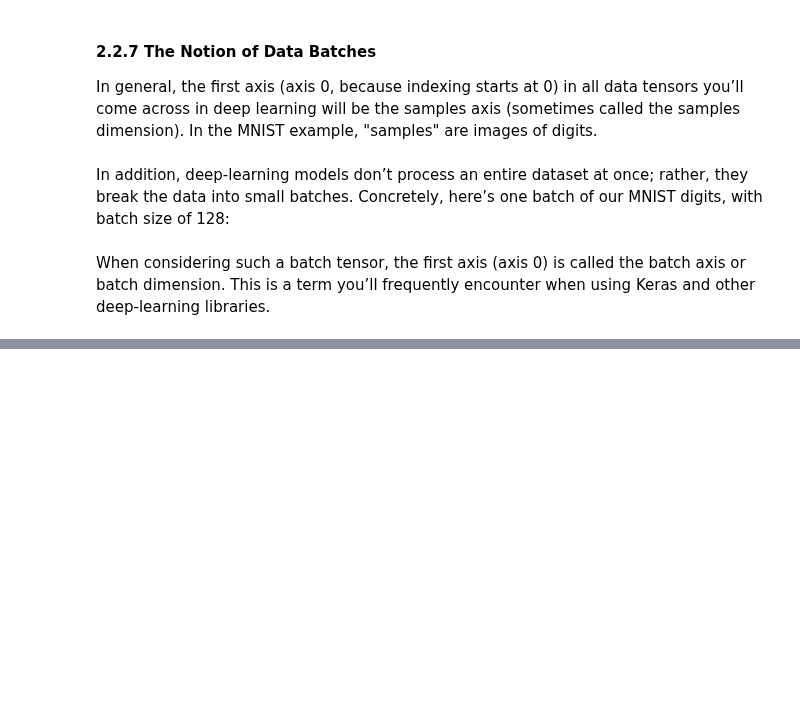
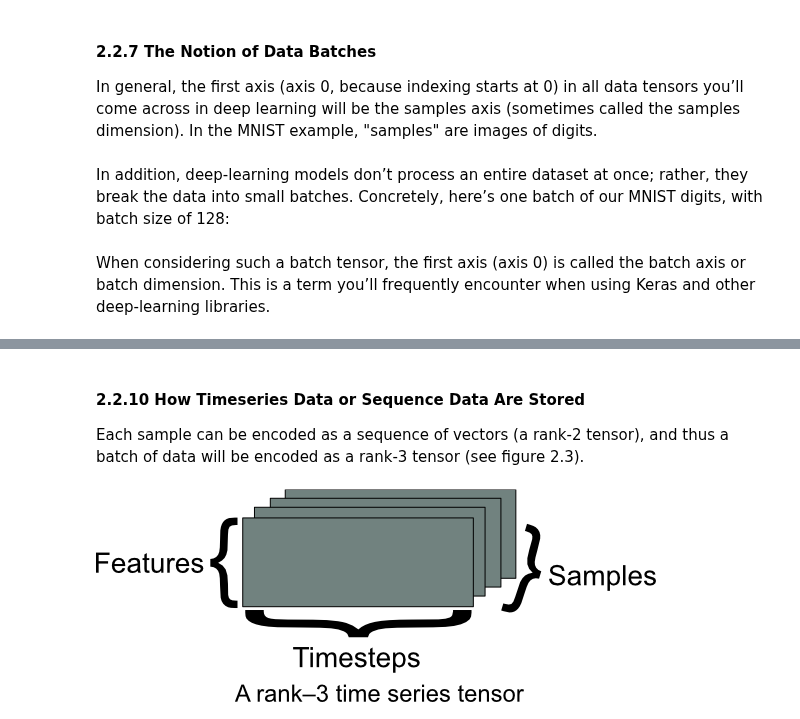
Before and after one commit to InfiniteCuriosity/Deep_Learning_with_Python, a Jupyter notebook: 2. The Mathematical Building Blocks of Deep Learning.ipynb, the cells around one changed output, grey strips where cells are left out. Saved outputs shown, nothing was run; the diff lists cells and outputs as text; code cells hidden in the pictures; blank space fills up the shorter version.

Commit message:
Added first graphic to Jupyter notebook, this is a test to see if it shows up in Github.

```diff
--- a/2. The Mathematical Building Blocks of Deep Learning.ipynb
+++ b/2. The Mathematical Building Blocks of Deep Learning.ipynb
@@ -255,0 +264,8 @@ When considering such a batch tensor, the first axis (axis 0) is called the batc
+# %% [markdown]
+#### 2.2.10 How Timeseries Data or Sequence Data Are Stored
+Each sample can be encoded as a sequence of vectors (a rank-2 tensor), and thus a batch of data will be encoded as a rank-3 tensor (see figure 2.3).
+# %%
+from IPython.display import Image
+Image(filename= "Untitled_01.png", height=164, width=560)
+# %% [output]
+[figure, added]
```
Also changed, not shown: parts of 4 cells of this notebook.
